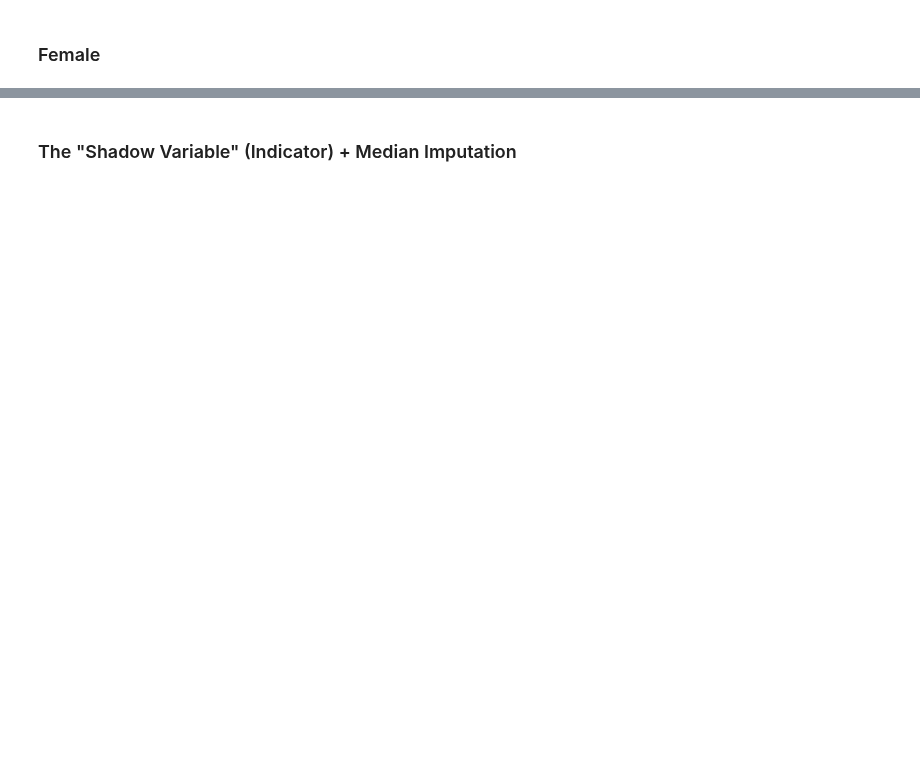
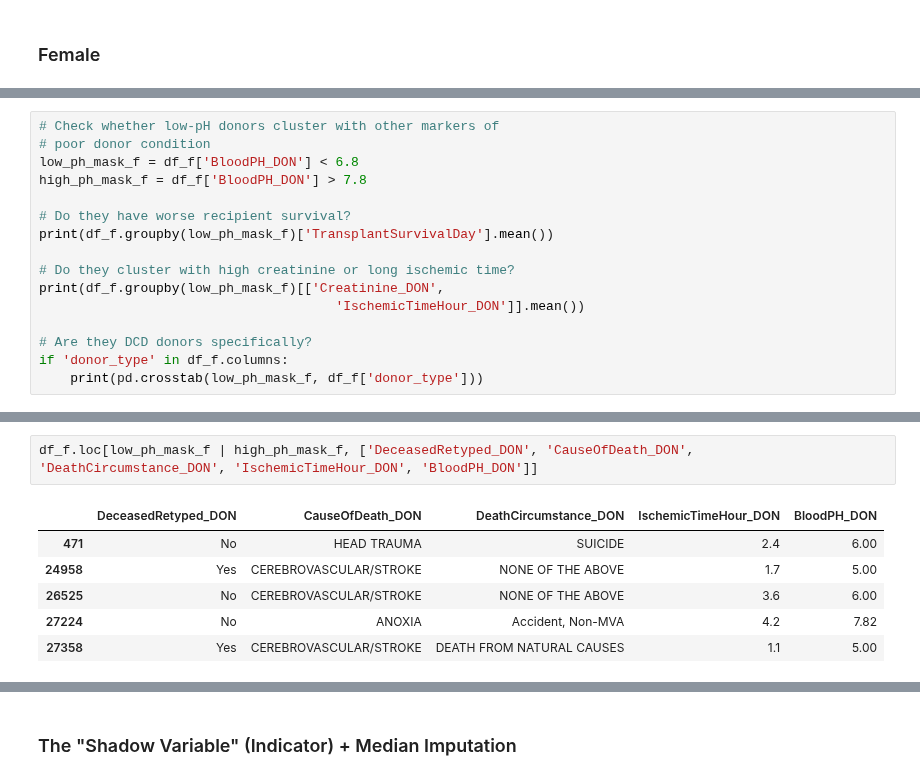
Before and after one commit to SirErikPak/UNOS_GenderStratification, a Jupyter notebook: notebook/C_WrangleExploratoryDonor.ipynb, the cells around one changed output, grey strips where cells are left out. Cells and saved outputs as stored; diff of their text form; blank space fills up the shorter version.

```diff
--- a/notebook/C_WrangleExploratoryDonor.ipynb
+++ b/notebook/C_WrangleExploratoryDonor.ipynb
@@ -512,0 +996,16 @@ u.continuous_value_predicts_survival(df_f,features[0], txt='Female')
+# %%
+# Check whether low-pH donors cluster with other markers of
+# poor donor condition
+low_ph_mask_f = df_f['BloodPH_DON'] < 6.8
+high_ph_mask_f = df_f['BloodPH_DON'] > 7.8
+
+# Do they have worse recipient survival?
+print(df_f.groupby(low_ph_mask_f)['TransplantSurvivalDay'].mean())
+
+# Do they cluster with high creatinine or long ischemic time?
+print(df_f.groupby(low_ph_mask_f)[['Creatinine_DON',
+                                      'IschemicTimeHour_DON']].mean())
+
+# Are they DCD donors specifically?
+if 'donor_type' in df_f.columns:
+    print(pd.crosstab(low_ph_mask_f, df_f['donor_type']))
@@ -513,2 +1021,11 @@ u.continuous_value_predicts_survival(df_f,features[0], txt='Female')
+# %%
+df_f.loc[low_ph_mask_f | high_ph_mask_f, ['DeceasedRetyped_DON', 'CauseOfDeath_DON', 'DeathCircumstance_DON', 'IschemicTimeHour_DON', 'BloodPH_DON']]
+# %% [output]
+|  | DeceasedRetyped_DON | CauseOfDeath_DON | DeathCircumstance_DON | IschemicTimeHour_DON | BloodPH_DON |
+| 471 | No | HEAD TRAUMA | SUICIDE | 2.4 | 6.00 |
+| 24958 | Yes | CEREBROVASCULAR/STROKE | NONE OF THE ABOVE | 1.7 | 5.00 |
+| 26525 | No | CEREBROVASCULAR/STROKE | NONE OF THE ABOVE | 3.6 | 6.00 |
+| 27224 | No | ANOXIA | Accident, Non-MVA | 4.2 | 7.82 |
+| 27358 | Yes | CEREBROVASCULAR/STROKE | DEATH FROM NATURAL CAUSES | 1.1 | 5.00 |
 # %% [markdown]
 #### 📌 Note:
```
Also changed, not shown: parts of 52 cells of this notebook.
